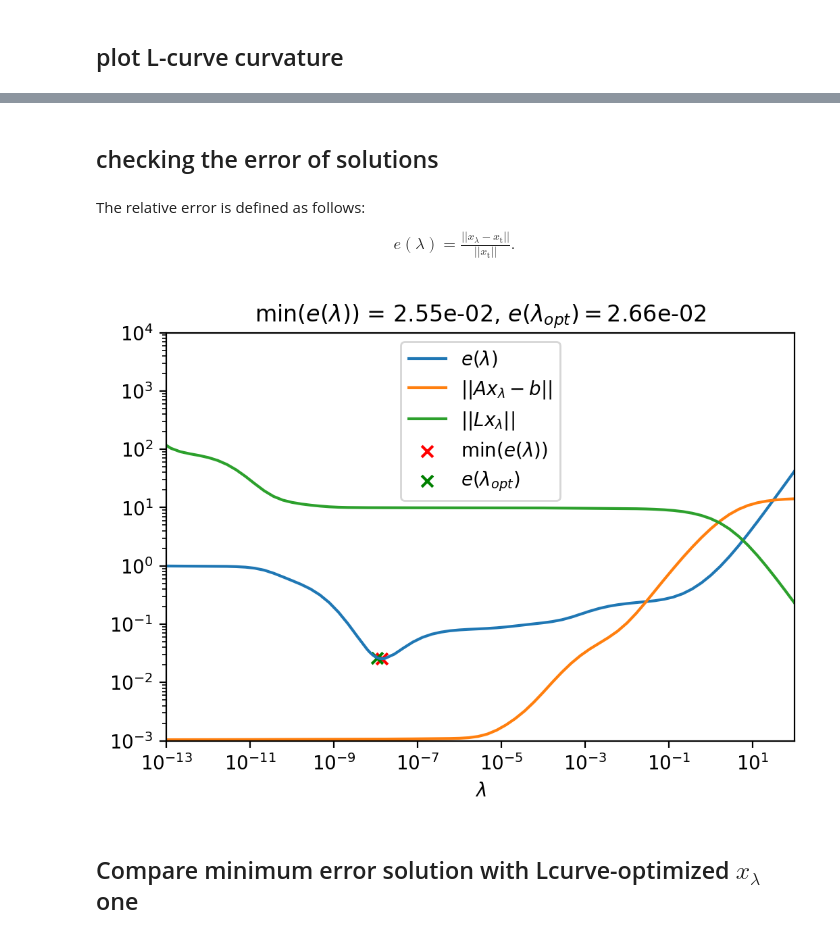
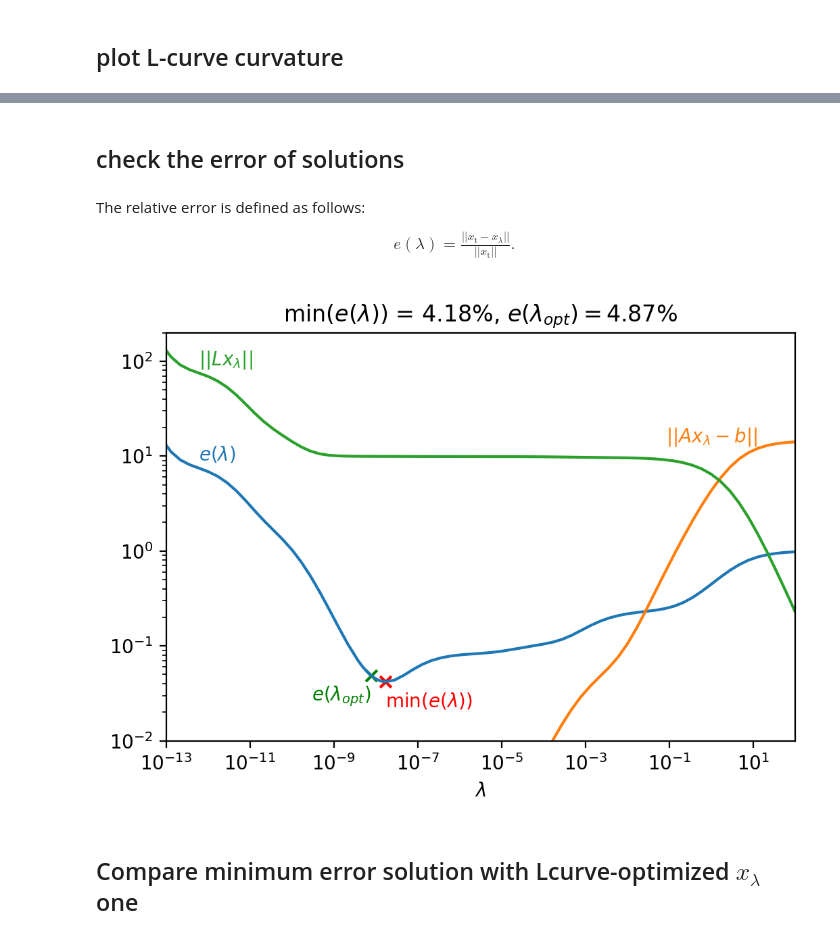
Before and after one commit to munechika-koyo/cherab_phix, a Jupyter notebook: docs/notebooks/inversion/L_curve.ipynb, the cells around one changed output, grey strips where cells are left out. Cells and saved outputs as stored; diff of their text form; code cells hidden in the pictures.

```diff
--- a/docs/notebooks/inversion/L_curve.ipynb
+++ b/docs/notebooks/inversion/L_curve.ipynb
@@ -182,5 +183,5 @@ Here, let us compare the solutions varied from $\lambda=10^{-10}, \lambda_\text{
 # %%
-lambdas = [1.0e-10, lcurv.lambda_opt, 1.0]
+lambdas = [1.5e-10, lcurv.lambda_opt, 1.0]
 
 fig, axes = plt.subplots(1, 3, figsize=(10, 3))
 fig.tight_layout(pad=-2.0)
@@ -213,35 +214,52 @@ ax.set_title("$\lambda_{} = ${:.2e}".format("{opt}", lcurv.lambda_opt));
 # %% [markdown]
-checking the error of solutions
+check the error of solutions
 ----
 # %% [markdown]
 The relative error is defined as follows:
 \begin{align}
-e(\lambda) = \frac{||x_\lambda - x_\text{t}||}{||x_\text{t}||}.
+e(\lambda) = \frac{||x_\text{t} - x_\lambda||}{||x_\text{t}||}.
 \end{align}
 # %%
 def error(values, true):
-    return np.linalg.norm(values - true) / np.linalg.norm(values)
+    return np.linalg.norm(true - values) / np.linalg.norm(true)
 
 errors = np.asarray([error(lcurv.inverted_solution(beta), x_t) for beta in lcurv.lambdas])
 lambda_min = lcurv.lambdas[errors.argmin()]
 error_min = errors.min()
 error_opt = errors[np.where(lcurv.lambdas==lcurv.lambda_opt)[0][0]]
 
+# xlim, ylim
+xlim = 1.e-13, 1.e+2
+ylim = 1.e-02, 2.e+2
+
 fig, ax = plt.subplots()
-line_error, = ax.loglog(lcurv.lambdas, errors)
+
+# relative errors
+ax.loglog(lcurv.lambdas, errors, color="C0")
+ax.text(lcurv.lambdas[35], errors[33], "$e(\lambda)$", color="C0")
+
+# residual norms
+residuals = [lcurv.residual_norm(beta) for beta in lcurv.lambdas]
+ax.loglog(lcurv.lambdas, residuals, color="C1")
+ax.text(lcurv.lambdas[-5], residuals[-1], "$||Ax_\lambda-b||$", color="C1", horizontalalignment="right")
+
+# regularization norms
+reguls = [lcurv.regularization_norm(beta) for beta in lcurv.lambdas]
+ax.loglog(lcurv.lambdas, reguls, color="C2")
+ax.text(lcurv.lambdas[35], reguls[33], "$||Lx_\lambda||$", color="C2")
+
+# scattered point
 min_sol = ax.scatter(lambda_min, error_min, marker="x", color="r")
+ax.text(lambda_min, error_min*0.8, "min($e(\lambda)$)", color="r", horizontalalignment="left", verticalalignment="top")
 opt = ax.scatter(lcurv.lambda_opt, error_opt, marker="x", color="g")
+ax.text(lcurv.lambda_opt, error_opt*0.8, "$e(\lambda_{opt})$", color="g", horizontalalignment="right", verticalalignment="top")
 
-residu, = ax.loglog(lcurv.lambdas, [lcurv.residual_norm(beta) for beta in lcurv.lambdas])
-regu, = ax.loglog(lcurv.lambdas, [lcurv.regularization_norm(beta) for beta in lcurv.lambdas])
-ax.set_xlim(1.e-13, 1.e+2)
-ax.set_ylim(1e-3, 1e4)
-ax.set_xlabel("$\lambda$");
-ax.legend([line_error, residu, regu, min_sol, opt],
-          ["$e(\lambda)$", "$||Ax_\lambda-b||$", "$||Lx_\lambda||$", "min($e(\lambda)$)", "$e(\lambda_{opt})$"]);
-ax.set_title("min($e(\lambda)$) = {:.2e}, $e(\lambda_{}) = ${:.2e}".format(error_min, "{opt}", error_opt));
+ax.set_xlim(*xlim)
+ax.set_ylim(*ylim)
+ax.set_xlabel("$\lambda$")
+ax.set_title("min($e(\lambda)$) = {:.2%}, $e(\lambda_{}) = ${:.2%}".format(error_min, "{opt}", error_opt));
 # %% [output]
-[figure, old version]
+[figure, new version]
 # %% [markdown]
 Compare minimum error solution with Lcurve-optimized $x_\lambda$ one
 ---
```
Also changed, not shown: parts of 13 cells of this notebook, 3 other files.
